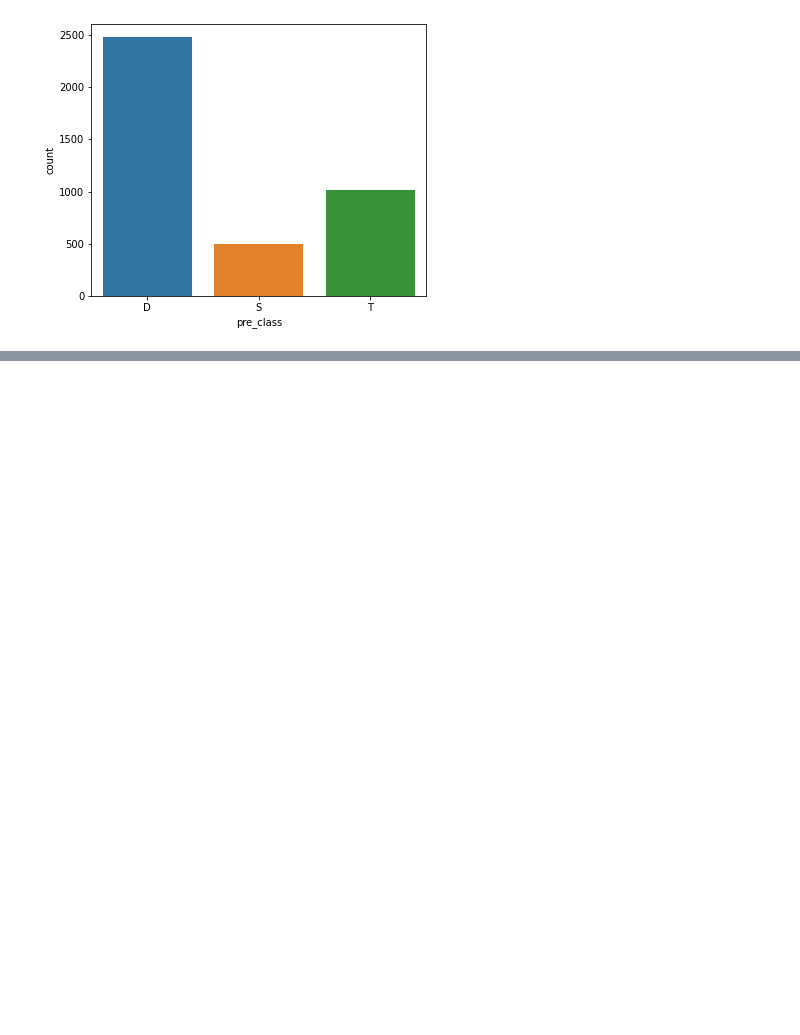
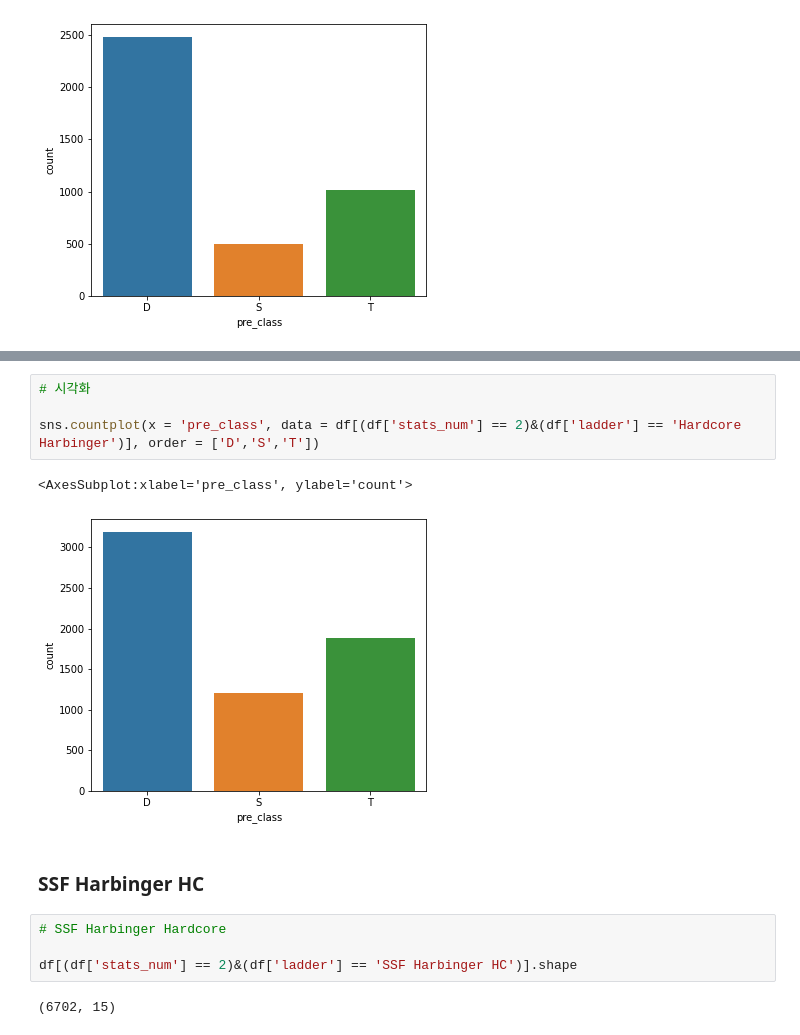
Before and after one commit to Angela-Park-JE/TIL_ver1, a Jupyter notebook: ToyPJT-POE_user/poe_stats_4_EDA_byclass.ipynb, the cells around one changed output, grey strips where cells are left out. Saved outputs shown, nothing was run; the diff lists cells and outputs as text; blank space fills up the shorter version.

```diff
--- a/ToyPJT-POE_user/poe_stats_4_EDA_byclass.ipynb
+++ b/ToyPJT-POE_user/poe_stats_4_EDA_byclass.ipynb
@@ -933,0 +981,15 @@ sns.countplot(x = 'pre_class', data = df[(df['stats_num'] == 2)&(df['ladder'] ==
+# %%
+# 시각화
+
+sns.countplot(x = 'pre_class', data = df[(df['stats_num'] == 2)&(df['ladder'] == 'Hardcore Harbinger')], order = ['D','S','T'])
+# %% [output]
+<AxesSubplot:xlabel='pre_class', ylabel='count'>
+[figure, added]
+# %% [markdown]
+### SSF Harbinger HC
+# %%
+# SSF Harbinger Hardcore
+
+df[(df['stats_num'] == 2)&(df['ladder'] == 'SSF Harbinger HC')].shape
+# %% [output]
+(6702, 15)
```
Also changed, not shown: parts of 17 cells of this notebook.
